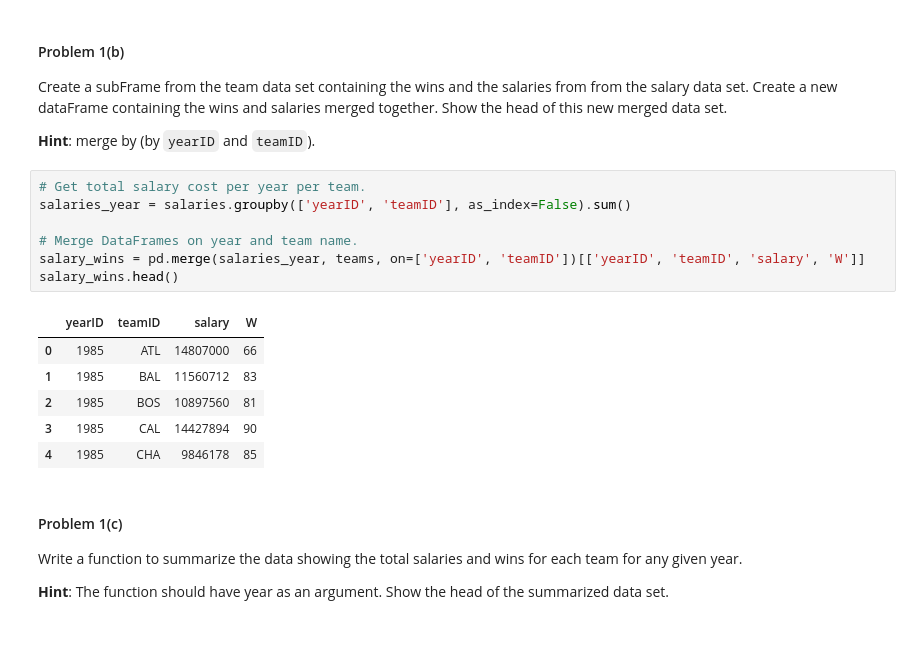
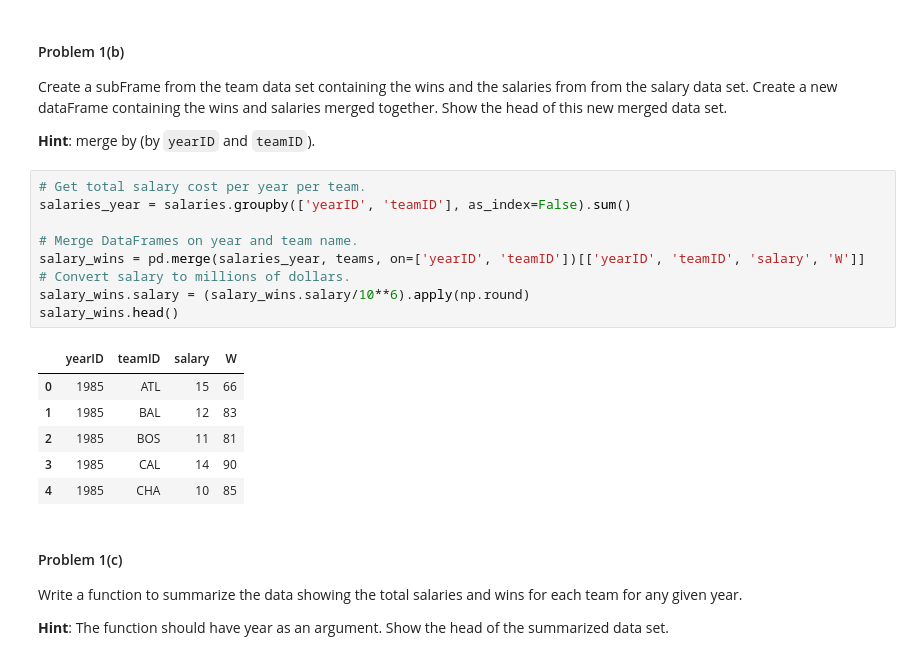
Before and after one commit to SurShank/cs109-1, a Jupyter notebook: HW1.ipynb, the cells around one changed output. Cells and saved outputs as stored; diff of their text form.

```diff
--- a/HW1.ipynb
+++ b/HW1.ipynb
@@ -95,17 +104,19 @@ Create a subFrame from the team data set containing the wins and the salaries fr
 # %%
 # Get total salary cost per year per team.
 salaries_year = salaries.groupby(['yearID', 'teamID'], as_index=False).sum()
 
 # Merge DataFrames on year and team name.
 salary_wins = pd.merge(salaries_year, teams, on=['yearID', 'teamID'])[['yearID', 'teamID', 'salary', 'W']]
+# Convert salary to millions of dollars.
+salary_wins.salary = (salary_wins.salary/10**6).apply(np.round)
 salary_wins.head()
 # %% [output]
 |  | yearID | teamID | salary | W |
-| 0 | 1985 | ATL | 14807000 | 66 |
-| 1 | 1985 | BAL | 11560712 | 83 |
-| 2 | 1985 | BOS | 10897560 | 81 |
-| 3 | 1985 | CAL | 14427894 | 90 |
-| 4 | 1985 | CHA | 9846178 | 85 |
+| 0 | 1985 | ATL | 15 | 66 |
+| 1 | 1985 | BAL | 12 | 83 |
+| 2 | 1985 | BOS | 11 | 81 |
+| 3 | 1985 | CAL | 14 | 90 |
+| 4 | 1985 | CHA | 10 | 85 |
 # %% [markdown]
 #### Problem 1(c)
 Write a function to summarize the data showing the total salaries and wins for each team for any given year.
```
Also changed, not shown: parts of 8 cells of this notebook, 2 other files.
